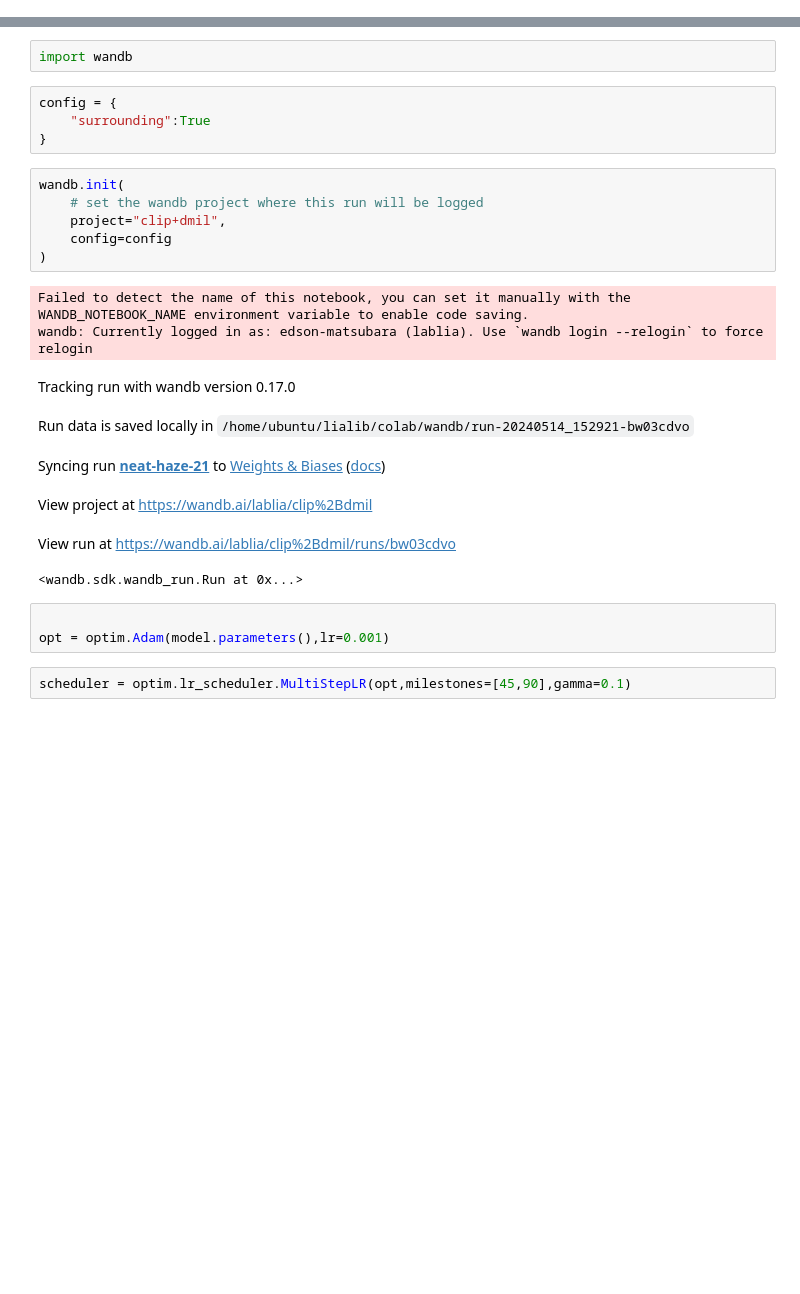
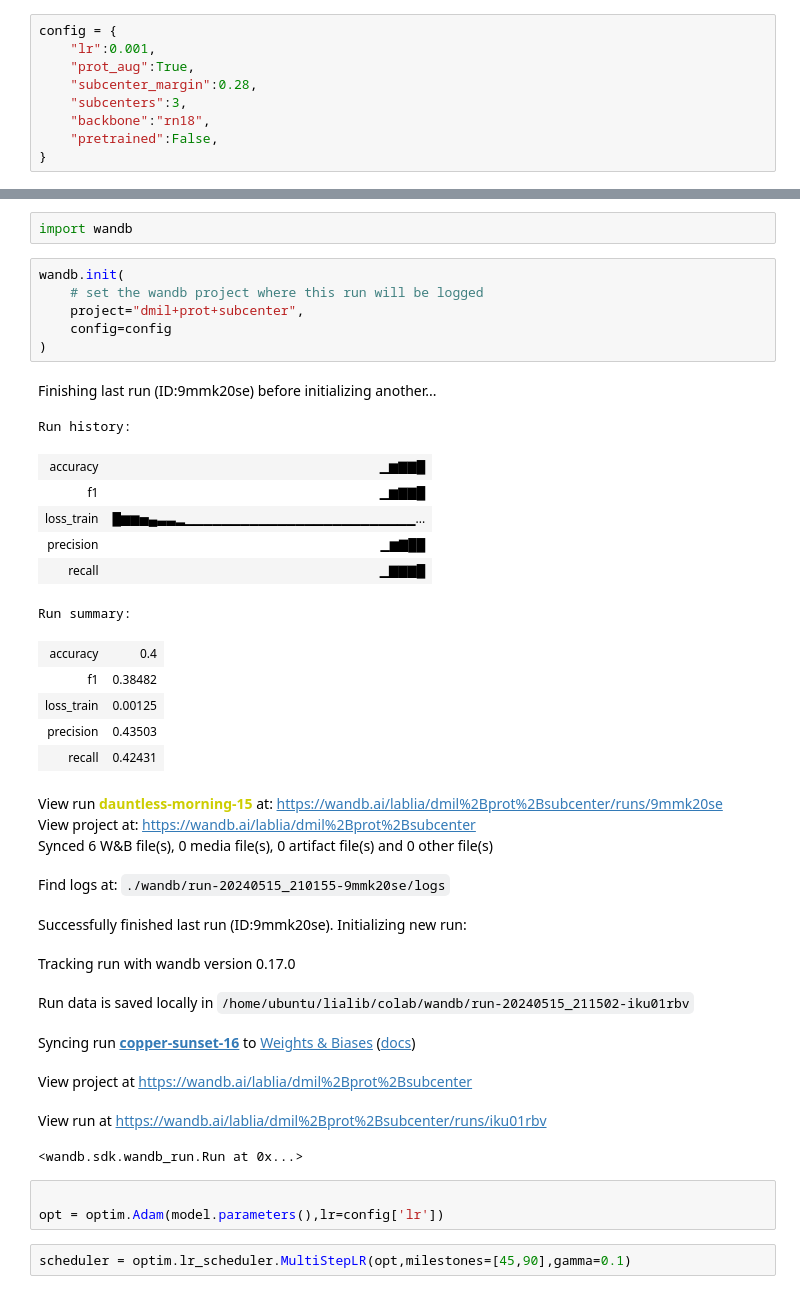
Before and after one commit to edsontm/lialib, a Jupyter notebook: colab/pass_dmil.ipynb, the cells around one changed output, grey strips where cells are left out. Saved outputs shown, nothing was run; the diff lists cells and outputs as text; blank space fills up the shorter version.

Commit message:
dmil implementation

```diff
--- a/colab/pass_dmil.ipynb
+++ b/colab/pass_dmil.ipynb
@@ -15,0 +12,9 @@ from resnetpass import resnet18_cbam
+# %%
+config = {
+    "lr":0.001,
+    "prot_aug":True,
+    "subcenter_margin":0.28,
+    "subcenters":3,
+    "backbone":"rn18",
+    "pretrained":False,
+}
@@ -159,27 +259,39 @@ Requirement already satisfied: smmap<6,>=3.0.1 in /home/ubuntu/.local/lib/python
 # %%
 import wandb
-# %%
-config = {
-    "surrounding":True
-}
 # %%
 wandb.init(
     # set the wandb project where this run will be logged
-    project="clip+dmil",
+    project="dmil+prot+subcenter",
     config=config
 )
 # %% [output]
+Finishing last run (ID:9mmk20se) before initializing another...
-Failed to detect the name of this notebook, you can set it manually with the WANDB_NOTEBOOK_NAME environment variable to enable code saving.
-wandb: Currently logged in as: edson-matsubara (lablia). Use `wandb login --relogin` to force relogin
+Run history:
-Tracking run with wandb version 0.17.0
+| accuracy | ▁▆▇▇█ |
+| f1 | ▁▆▇▇█ |
+| loss_train | █▆▆▅▄▃▃▂▁▁▁▁▁▁▁▁▁▁▁▁▁▁▁▁▁▁▁▁▁▁▁▁▁... |
+| precision | ▁▆▇██ |
+| recall | ▁▇▇▇█ |
+Run summary:
+| accuracy | 0.4 |
+| f1 | 0.38482 |
+| loss_train | 0.00125 |
+| precision | 0.43503 |
+| recall | 0.42431 |
-Run data is saved locally in /home/ubuntu/lialib/colab/wandb/run-20240514_152921-bw03cdvo
+View run dauntless-morning-15 at: https://wandb.ai/lablia/dmil%2Bprot%2Bsubcenter/runs/9mmk20se
+View project at: https://wandb.ai/lablia/dmil%2Bprot%2Bsubcenter
+Synced 6 W&B file(s), 0 media file(s), 0 artifact file(s) and 0 other file(s)
-Syncing run neat-haze-21 to Weights & Biases (docs)
+Find logs at: ./wandb/run-20240515_210155-9mmk20se/logs
-View project at https://wandb.ai/lablia/clip%2Bdmil
+Successfully finished last run (ID:9mmk20se). Initializing new run:
-View run at https://wandb.ai/lablia/clip%2Bdmil/runs/bw03cdvo
+Tracking run with wandb version 0.17.0
-<wandb.sdk.wandb_run.Run at 0x...>
+Run data is saved locally in /home/ubuntu/lialib/colab/wandb/run-20240515_211502-iku01rbv
+Syncing run copper-sunset-16 to Weights & Biases (docs)
+View project at https://wandb.ai/lablia/dmil%2Bprot%2Bsubcenter
+View run at https://wandb.ai/lablia/dmil%2Bprot%2Bsubcenter/runs/iku01rbv
+<wandb.sdk.wandb_run.Run at 0x...>
 # %%
 
-opt = optim.Adam(model.parameters(),lr=0.001)
+opt = optim.Adam(model.parameters(),lr=config['lr'])
 # %%
 scheduler = optim.lr_scheduler.MultiStepLR(opt,milestones=[45,90],gamma=0.1)
 # %%
```
Also changed, not shown: parts of 25 cells of this notebook, 2 other files.
